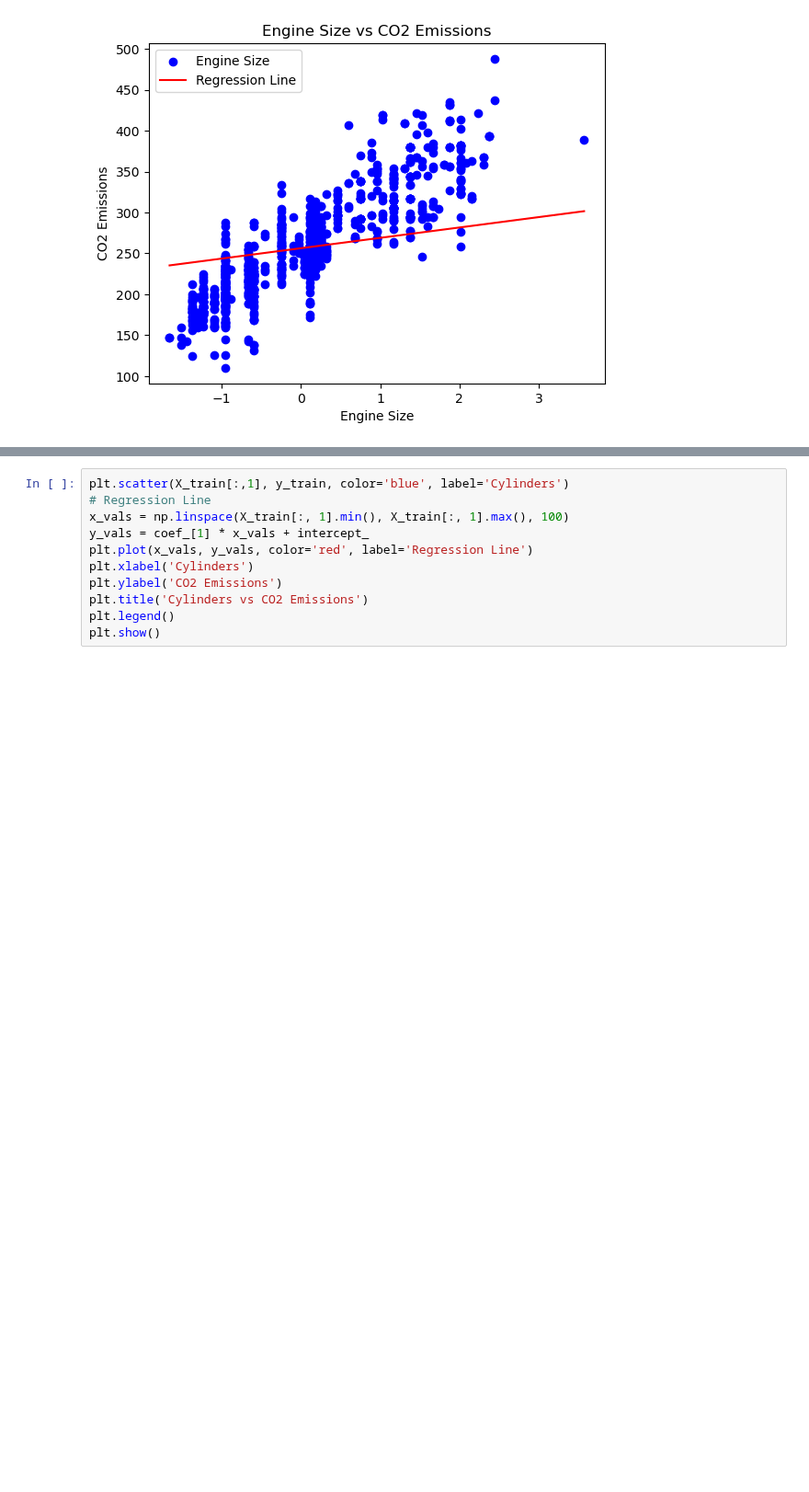
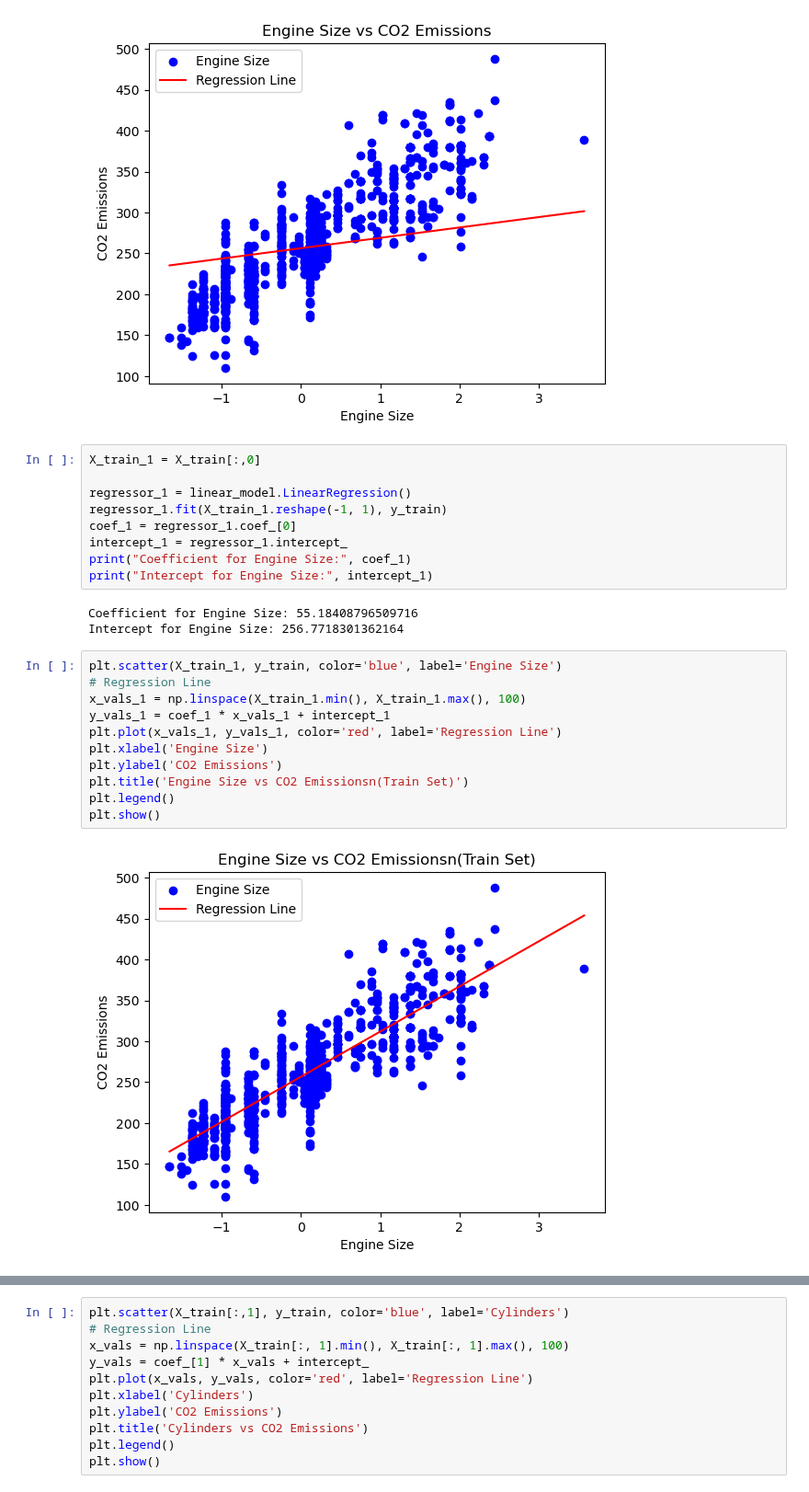
Before and after one commit to gps-stellar/Simple-Regression-Models, a Jupyter notebook: Multiple_Linear_Regression.ipynb, the cells around one changed output, grey strips where cells are left out. Shown at 92% size. Cells and saved outputs as stored; diff of their text form; blank space fills up the shorter version.

Commit message:
Fixing the parameters for the linear regressions and potting to compare with the general one

```diff
--- a/Multiple_Linear_Regression.ipynb
+++ b/Multiple_Linear_Regression.ipynb
@@ -224,3 +224,28 @@ plt.legend()
 plt.show()
 # %% [output]
 [figure]
+# %%
+X_train_1 = X_train[:,0]
+
+regressor_1 = linear_model.LinearRegression()
+regressor_1.fit(X_train_1.reshape(-1, 1), y_train)
+coef_1 = regressor_1.coef_[0]
+intercept_1 = regressor_1.intercept_
+print("Coefficient for Engine Size:", coef_1)
+print("Intercept for Engine Size:", intercept_1)
+# %% [output]
+Coefficient for Engine Size: 55.18408796509716
+Intercept for Engine Size: 256.7718301362164
+# %%
+plt.scatter(X_train_1, y_train, color='blue', label='Engine Size')
+# Regression Line
+x_vals_1 = np.linspace(X_train_1.min(), X_train_1.max(), 100)
+y_vals_1 = coef_1 * x_vals_1 + intercept_1
+plt.plot(x_vals_1, y_vals_1, color='red', label='Regression Line')
+plt.xlabel('Engine Size')
+plt.ylabel('CO2 Emissions')
+plt.title('Engine Size vs CO2 Emissionsn(Train Set)')
+plt.legend()
+plt.show()
+# %% [output]
+[figure, added]
```
Also changed, not shown: parts of 4 cells of this notebook.
